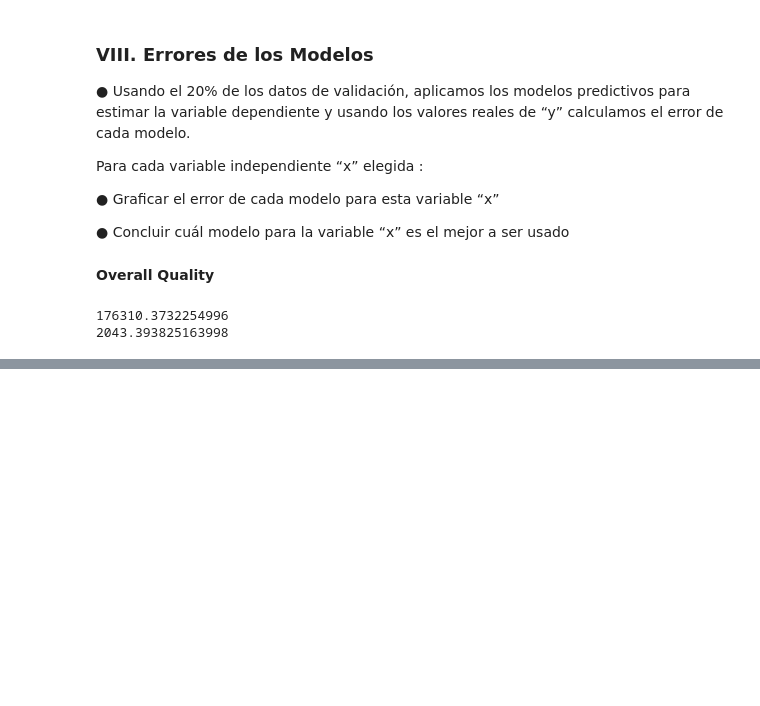
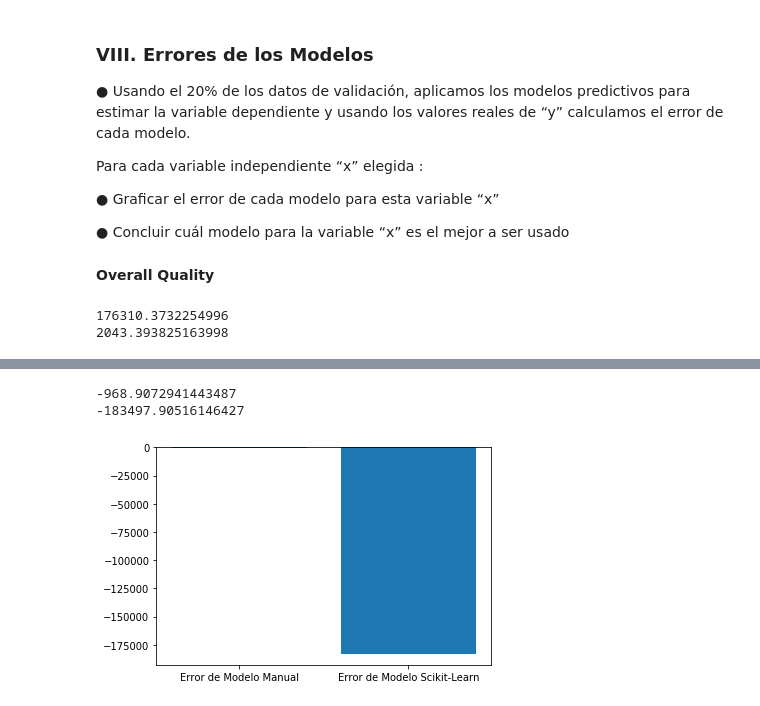
Before and after one commit to hjdac/GalileoMasterDataScience, a Jupyter notebook: Proyecto Final - Hugo J. Rodas - 17006259.ipynb, the cells around one changed output, grey strips where cells are left out. Cells and saved outputs as stored; diff of their text form; code cells hidden in the pictures; blank space fills up the shorter version.

```diff
--- a/Proyecto Final - Hugo J. Rodas - 17006259.ipynb
+++ b/Proyecto Final - Hugo J. Rodas - 17006259.ipynb
@@ -598,0 +606,18 @@ plt.show()
+# %%
+FFSF_err_mod_manual = np.mean(FirstFlrSF_val - funcion_comparacion(FirstFlrSF_model[0],FirstFlrSF_regre,FirstFlrSF_val)[0])
+FFSF_err_mod_scikit = np.mean(FirstFlrSF_val - funcion_comparacion(FirstFlrSF_model[0],FirstFlrSF_regre,FirstFlrSF_val)[1])
+print(FFSF_err_mod_manual)
+print(FFSF_err_mod_scikit)
+# %% [output]
+-968.9072941443487
+-183497.90516146427
+# %%
+number_bars = np.arange(2)
+
+figure, ax = plt.subplots()
+
+plt.bar(number_bars, [FFSF_err_mod_manual,FFSF_err_mod_scikit])
+plt.xticks(number_bars, ('Error de Modelo Manual', 'Error de Modelo Scikit-Learn'))
+plt.show()
+# %% [output]
+[figure, added]
```
Also changed, not shown: parts of 4 cells of this notebook.
